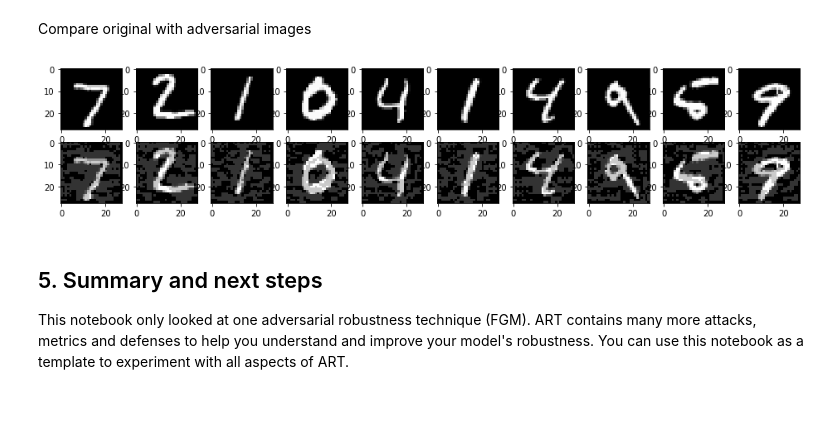
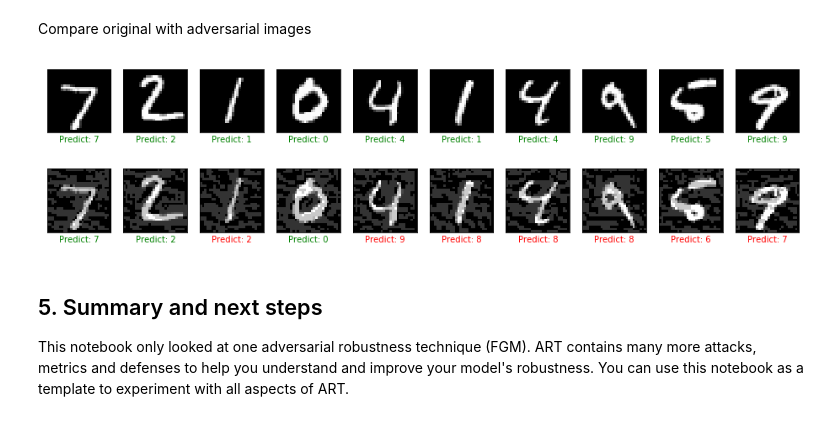
Before and after one commit to ckadner/FfDL, a Jupyter notebook: etc/notebooks/art/ART_model_robustness_check.ipynb, the cells around one changed output. Cells and saved outputs as stored; diff of their text form; code cells hidden in the pictures.

Commit message:
Add prediction labels to adversarial samples

```diff
--- a/etc/notebooks/art/ART_model_robustness_check.ipynb
+++ b/etc/notebooks/art/ART_model_robustness_check.ipynb
@@ -1008,22 +1002,37 @@ Compare original with adversarial images
 # %%
 x_adv_samples = np.load("adv_samples_from_cos.npz")
 x_original    = x_adv_samples["x_original"]
 x_adversarial = x_adv_samples["x_adversarial"]
+y             = x_adv_samples["y"]
+
 x_orig = (x_original    * 255).astype('int')[:, :, :, 0]
 x_adv  = (x_adversarial * 255).astype('int')[:, :, :, 0]
 
+y_pred_orig = model.predict(x_original,    verbose=0)
+y_pred_adv  = model.predict(x_adversarial, verbose=0)
+
+fig    = plt.figure(figsize=(16, 4))
 cols   = 10
 rows   = 2
-images = list(x_orig[:10]) + list(x_adv[:10])
-fig    = plt.figure(figsize=(16, 3))
+images = list(x_orig[:cols])      + list(x_adv[:cols])
+preds  = list(y_pred_orig[:cols]) + list(y_pred_adv[:cols])
+labels = list(y[:cols])           + list(y[:cols])
 
 for i in range(0, len(images)):
-    fig.add_subplot(rows, cols, i+1)
+    ax = fig.add_subplot(rows, cols, i+1)
+    y_pred = np.argmax(preds[i])
+    y_orig = np.argmax(labels[i])
+    ax.set_xlabel("Predict: %s" % y_pred,
+                  color = "green" if y_pred == y_orig else "red")
+    ax.tick_params(axis='both', which='both',
+                   bottom=False, top=False,
+                   right=False, left=False,
+                   labelbottom=False, labelleft=False)
     plt.imshow(images[i], cmap='gray')
 
 plt.show()
 # %% [output]
-[figure, old version]
+[figure, new version]
 # %% [markdown]
 ## 5. Summary and next steps
 
```
Also changed, not shown: parts of 13 cells of this notebook.
